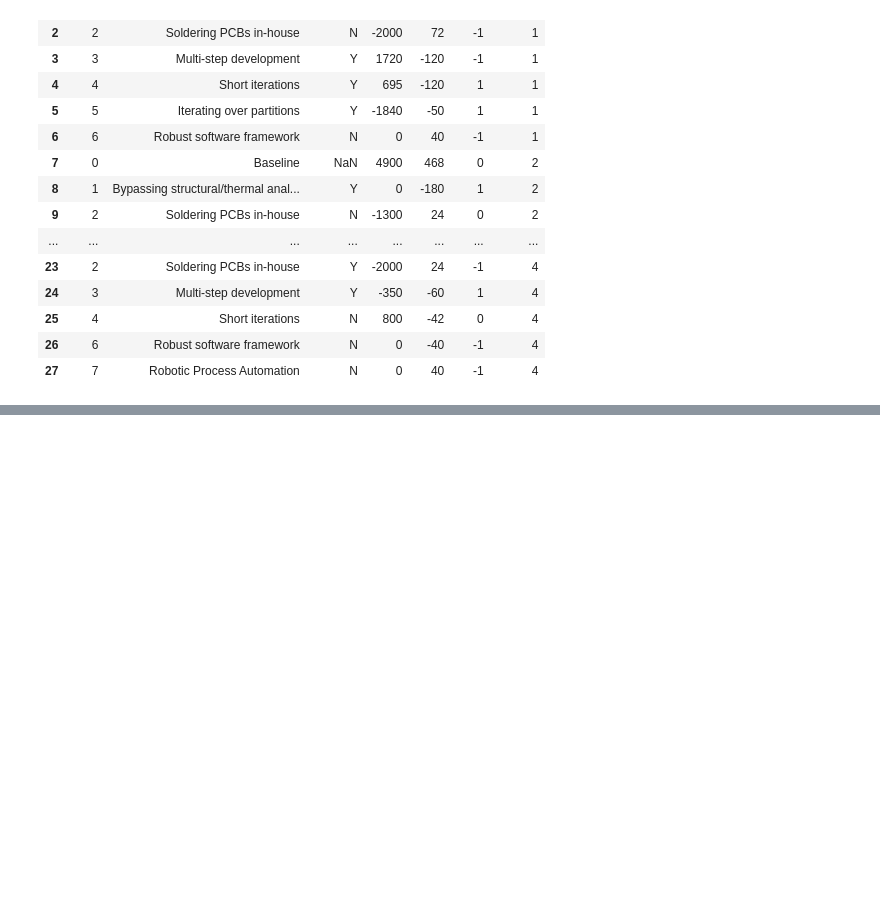
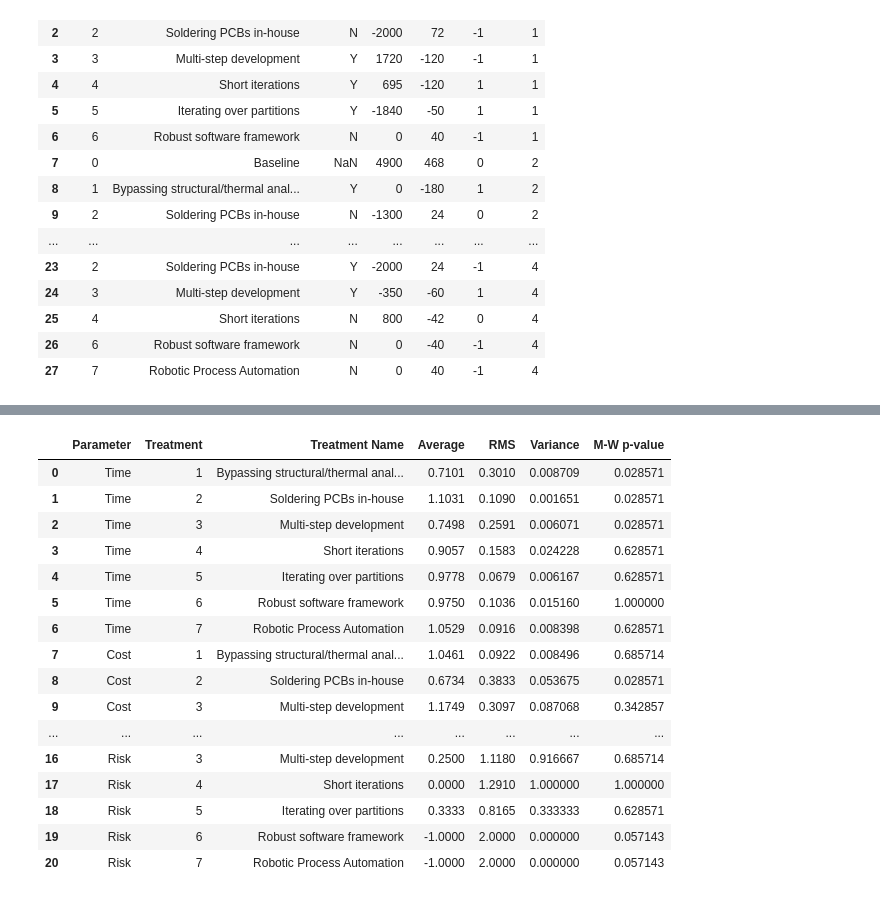
Before and after one commit to kongr45gpen/doctoral-thesis, a Jupyter notebook: analyses/advanced_sensitivity_analysis.ipynb, the cells around one changed output, grey strips where cells are left out. Saved outputs shown, nothing was run; the diff lists cells and outputs as text; code cells hidden in the pictures; blank space fills up the shorter version.

```diff
--- a/analyses/advanced_sensitivity_analysis.ipynb
+++ b/analyses/advanced_sensitivity_analysis.ipynb
@@ -205,0 +177,57 @@ for parameter in relative_map.keys():
+# %%
+# Calculate summary statistics for each treatment and parameter
+summary_stats = []
+
+for parameter in relative_map.keys():
+    for treatment in treatments[1:]:
+        treatment_data = df[df['CF #'] == treatment][parameter]
+
+        summary_stats.append({
+            'Parameter': parameter,
+            'Treatment': treatment,
+            'Treatment Name': df[df['CF #'] == treatment]['Name'].iloc[0],
+            'Average': treatment_data.mean(),
+            'RMS': np.sqrt(np.mean((treatment_data - 1)**2)),
+            # 'Median': treatment_data.median(),
+            'Variance': treatment_data.var(),
+            "M-W p-value": scipy.stats.mannwhitneyu(
+                df[df['CF #'] == 0][parameter].astype(np.float64),
+                treatment_data.astype(np.float64),
+                alternative='two-sided',
+                method='exact'
+            ).pvalue
+        })
+
+summary_df = pd.DataFrame(summary_stats)
+
+# Display with better formatting
+pd.set_option('display.max_rows', None)
+pd.set_option('display.float_format', '{:.4f}'.format)
+
+#print(summary_df.to_string(index=False))
+
+summary_df.style.format({
+    'Average': '{:.4f}',
+    # 'Median': '{:.4f}',
+    'RMS': '{:.4f}',
+    'Variance': '{:.6f}',
+    "M-W p-value": '{:.6f}'
+}).background_gradient(subset=['Average', 'RMS', "M-W p-value"], cmap='RdYlGn_r')
+# %% [output]
+|  | Parameter | Treatment | Treatment Name | Average | RMS | Variance | M-W p-value |
+| 0 | Time | 1 | Bypassing structural/thermal anal... | 0.7101 | 0.3010 | 0.008709 | 0.028571 |
+| 1 | Time | 2 | Soldering PCBs in-house | 1.1031 | 0.1090 | 0.001651 | 0.028571 |
+| 2 | Time | 3 | Multi-step development | 0.7498 | 0.2591 | 0.006071 | 0.028571 |
+| 3 | Time | 4 | Short iterations | 0.9057 | 0.1583 | 0.024228 | 0.628571 |
+| 4 | Time | 5 | Iterating over partitions | 0.9778 | 0.0679 | 0.006167 | 0.628571 |
+| 5 | Time | 6 | Robust software framework | 0.9750 | 0.1036 | 0.015160 | 1.000000 |
+| 6 | Time | 7 | Robotic Process Automation | 1.0529 | 0.0916 | 0.008398 | 0.628571 |
+| 7 | Cost | 1 | Bypassing structural/thermal anal... | 1.0461 | 0.0922 | 0.008496 | 0.685714 |
+| 8 | Cost | 2 | Soldering PCBs in-house | 0.6734 | 0.3833 | 0.053675 | 0.028571 |
+| 9 | Cost | 3 | Multi-step development | 1.1749 | 0.3097 | 0.087068 | 0.342857 |
+| ... | ... | ... | ... | ... | ... | ... | ... |
+| 16 | Risk | 3 | Multi-step development | 0.2500 | 1.1180 | 0.916667 | 0.685714 |
+| 17 | Risk | 4 | Short iterations | 0.0000 | 1.2910 | 1.000000 | 1.000000 |
+| 18 | Risk | 5 | Iterating over partitions | 0.3333 | 0.8165 | 0.333333 | 0.628571 |
+| 19 | Risk | 6 | Robust software framework | -1.0000 | 2.0000 | 0.000000 | 0.057143 |
+| 20 | Risk | 7 | Robotic Process Automation | -1.0000 | 2.0000 | 0.000000 | 0.057143 |
```
Also changed, not shown: parts of 5 cells of this notebook, 7 other files.
